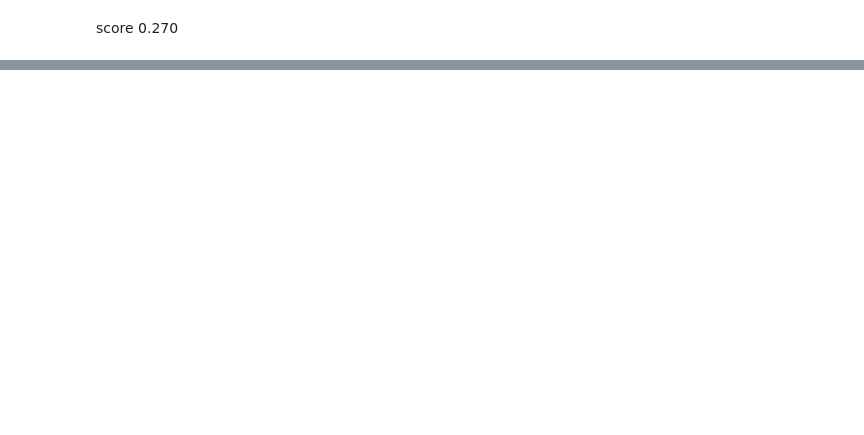
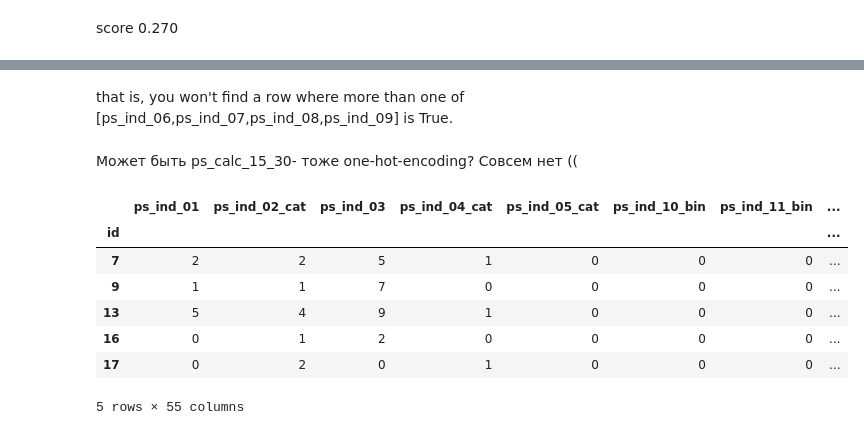
Before and after one commit to PhySci/porto, a Jupyter notebook: data explore.ipynb, the cells around one changed output, grey strips where cells are left out. Saved outputs shown, nothing was run; the diff lists cells and outputs as text; code cells hidden in the pictures; blank space fills up the shorter version.

```diff
--- a/data explore.ipynb
+++ b/data explore.ipynb
@@ -165,0 +148,20 @@ score 0.270
+# %%
+catFeatures = getCatFeatures(X_train.columns.tolist())
+catFeatures
+# %%
+y_train = train.target
+trainPool = Pool(X_train,y_train, feature_names=X_train.columns.tolist(),cat_features= catFeatures)
+# %%
+testPool = Pool(X_test, feature_names=X_train.columns.tolist(), cat_features= catFeatures)
+
+# specify the training parameters
+model = CatBoostClassifier(iterations=3000, depth=10, learning_rate=0.03, loss_function='Logloss',thread_count=6)
+#train the model
+model.fit(trainPool,verbose=True, plot=True)
+
+# make the prediction using the resulting model
+preds = model.predict_proba(testPool)[:,1]
+
+## make submission file
+df = pd.DataFrame(preds,columns=['target'],index=test.index)
+df.to_csv('submission.csv',index_label='id')
@@ -165,0 +190,5 @@ score 0.270
+# %% [markdown]
+that is, you won't find a row where more than one of [ps_ind_06,ps_ind_07,ps_ind_08,ps_ind_09] is True.
+# %% [markdown]
+Может быть ps_calc_15_30- тоже one-hot-encoding?
+Совсем нет ((
@@ -165,0 +197,16 @@ score 0.270
+# %%
+def invOneHot(df):
+    tmp = df.assign(ps_ind_69_cat = 0*df.ps_ind_06_bin+df.ps_ind_07_bin+2*df.ps_ind_08_bin+3*df.ps_ind_09_bin)
+    tmp.drop(['ps_ind_06_bin','ps_ind_07_bin','ps_ind_08_bin','ps_ind_09_bin'],inplace=True,axis = 1)
+    return tmp
+# %%
+X_train2 = invOneHot(X_train)
+# %% [output]
+|  | ps_ind_01 | ps_ind_02_cat | ps_ind_03 | ps_ind_04_cat | ps_ind_05_cat | ps_ind_10_bin | ps_ind_11_bin | ... |
+| id |  |  |  |  |  |  |  | ... |
+| 7 | 2 | 2 | 5 | 1 | 0 | 0 | 0 | ... |
+| 9 | 1 | 1 | 7 | 0 | 0 | 0 | 0 | ... |
+| 13 | 5 | 4 | 9 | 1 | 0 | 0 | 0 | ... |
+| 16 | 0 | 1 | 2 | 0 | 0 | 0 | 0 | ... |
+| 17 | 0 | 2 | 0 | 1 | 0 | 0 | 0 | ... |
+5 rows × 55 columns
```
Also changed, not shown: parts of 51 cells of this notebook.
